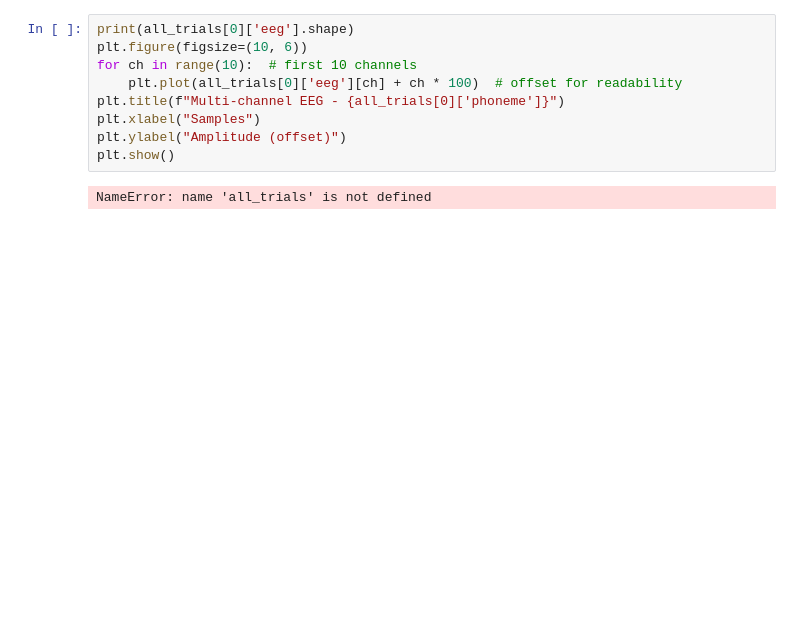
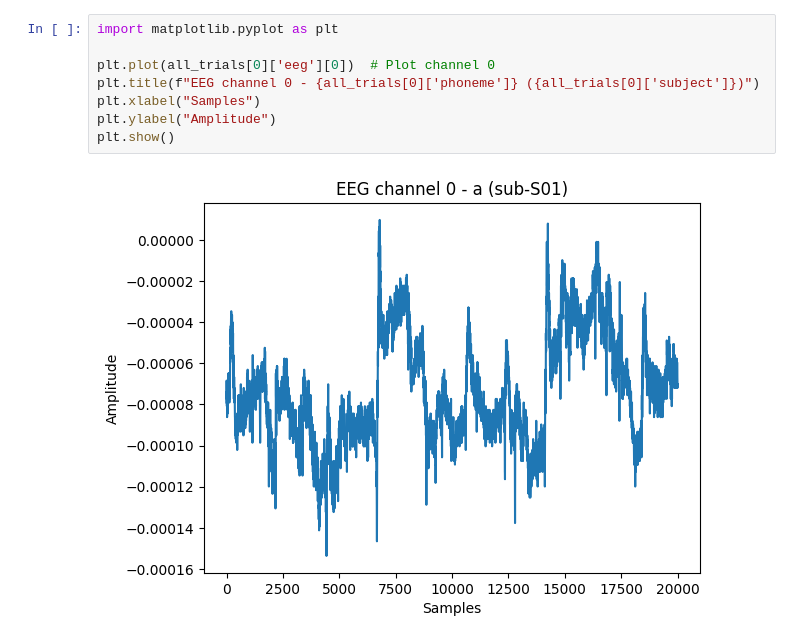
Before and after one commit to Yaelts2/EEG-project, a Jupyter notebook: main_code.ipynb, the cells around one changed output. Saved outputs shown, nothing was run; the diff lists cells and outputs as text; blank space fills up the shorter version.

```diff
--- a/main_code.ipynb
+++ b/main_code.ipynb
@@ -67,11 +78,10 @@ Processing sub-S01...
 # %%
-print(all_trials[0]['eeg'].shape)
-plt.figure(figsize=(10, 6))
-for ch in range(10):  # first 10 channels
-    plt.plot(all_trials[0]['eeg'][ch] + ch * 100)  # offset for readability
-plt.title(f"Multi-channel EEG - {all_trials[0]['phoneme']}")
+import matplotlib.pyplot as plt
+
+plt.plot(all_trials[0]['eeg'][0])  # Plot channel 0
+plt.title(f"EEG channel 0 - {all_trials[0]['phoneme']} ({all_trials[0]['subject']})")
 plt.xlabel("Samples")
-plt.ylabel("Amplitude (offset)")
+plt.ylabel("Amplitude")
 plt.show()
 # %% [output]
-NameError: name 'all_trials' is not defined
+[figure, added]
```
Also changed, not shown: parts of 1 cell of this notebook.
